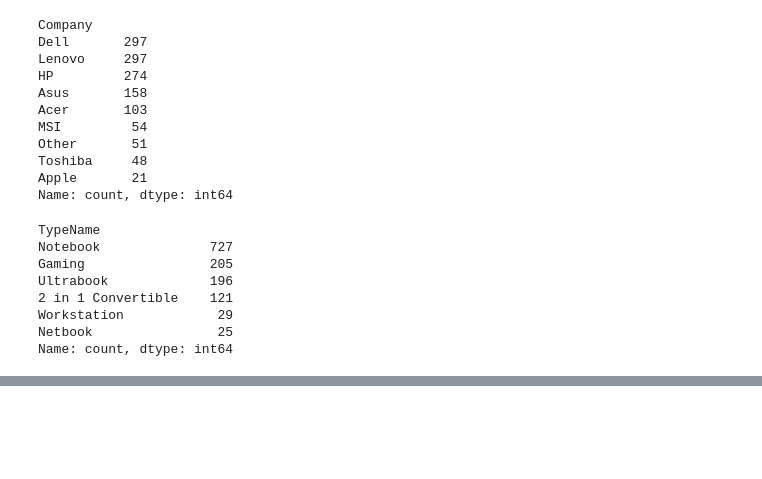
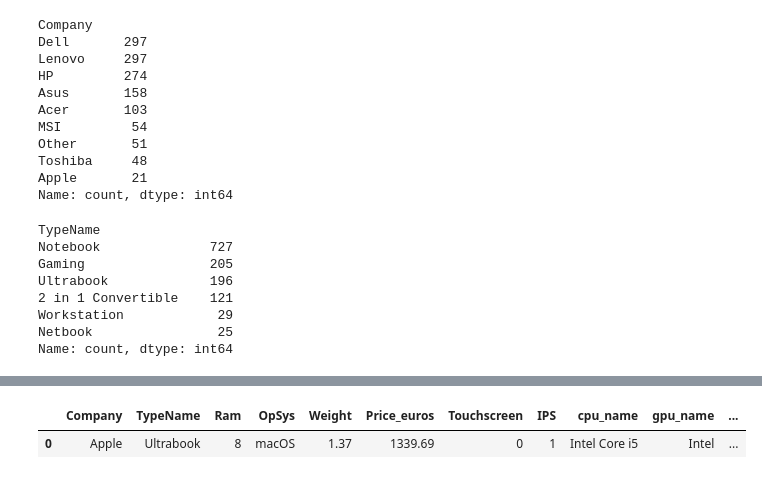
Before and after one commit to sachinthadilshann/LaptopPricePredictor, a Jupyter notebook: Laptop_Price_Predictor.ipynb, the cells around one changed output, grey strips where cells are left out. Drawn from its saved outputs; the diff is of its cells as text; code cells hidden in the pictures; blank space fills up the shorter version.

```diff
--- a/Laptop_Price_Predictor.ipynb
+++ b/Laptop_Price_Predictor.ipynb
@@ -159,0 +275,2 @@ df['IPS'] = df['ScreenResolution'].apply(lambda x:1 if 'IPS' in x else 0)
+# %%
+df = df[df['gpu_name'] != 'ARM']
@@ -159,0 +320,5 @@ df['IPS'] = df['ScreenResolution'].apply(lambda x:1 if 'IPS' in x else 0)
+# %%
+df.head(1)
+# %% [output]
+|  | Company | TypeName | Ram | OpSys | Weight | Price_euros | Touchscreen | IPS | cpu_name | gpu_name | ... |
+| 0 | Apple | Ultrabook | 8 | macOS | 1.37 | 1339.69 | 0 | 1 | Intel Core i5 | Intel | ... |
```
Also changed, not shown: parts of 36 cells of this notebook.
